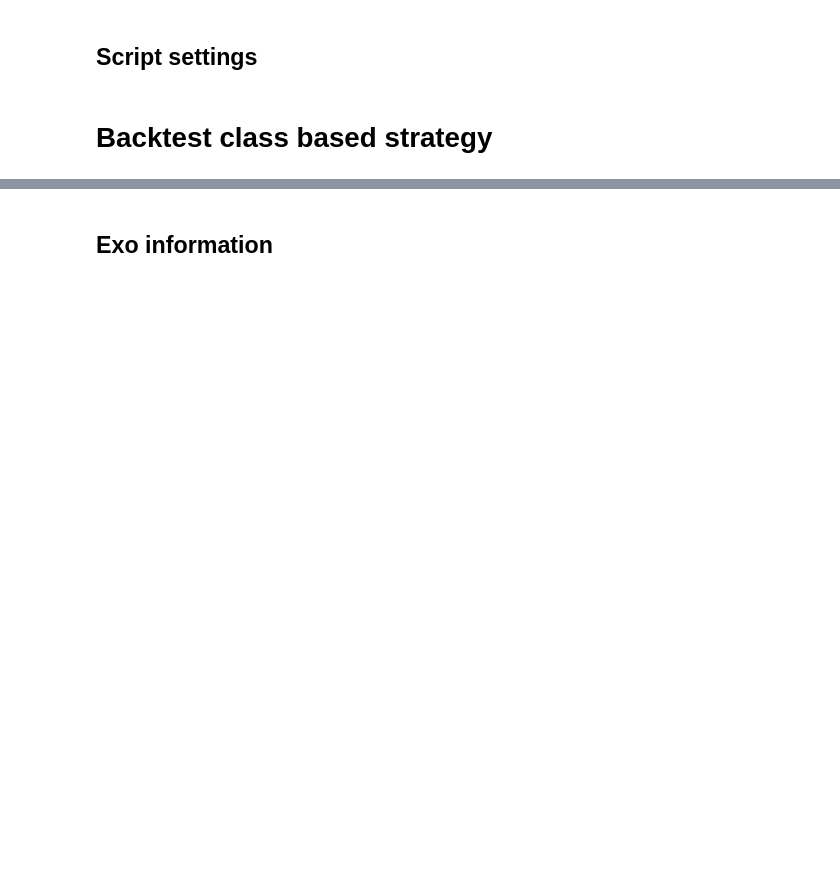
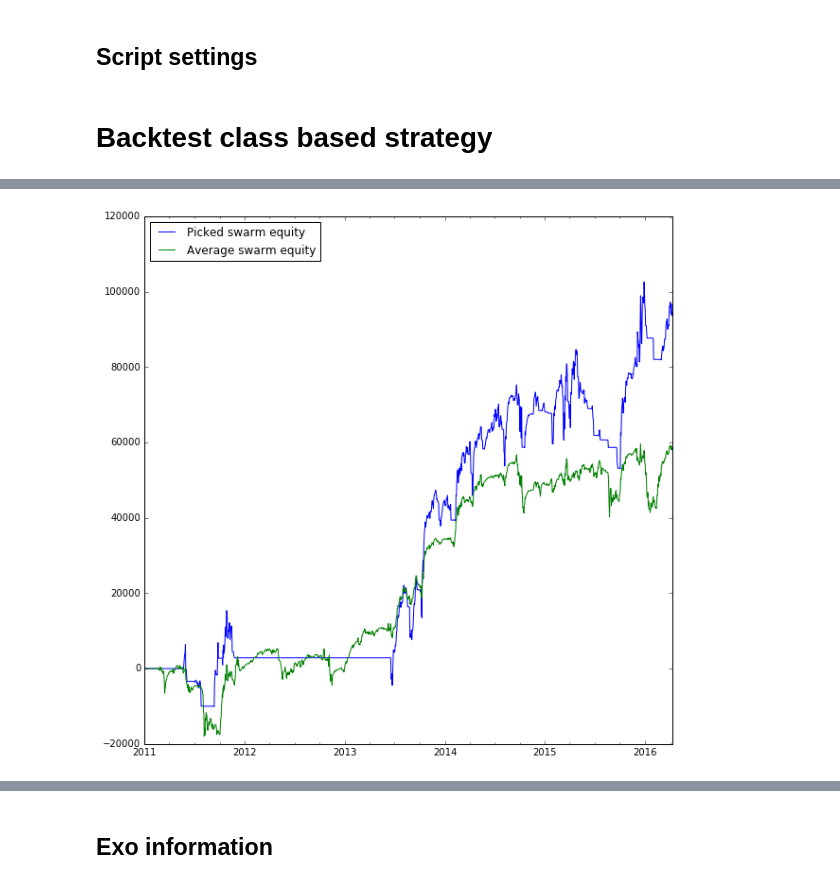
Before and after one commit to trendmanagement/tmqrexo_alexveden, a Jupyter notebook: notebooks/Strategy_SwingPoint_StrategyModule.ipynb, the cells around one changed output, grey strips where cells are left out. Saved outputs shown, nothing was run; the diff lists cells and outputs as text; code cells hidden in the pictures; blank space fills up the shorter version.

```diff
--- a/notebooks/Strategy_SwingPoint_StrategyModule.ipynb
+++ b/notebooks/Strategy_SwingPoint_StrategyModule.ipynb
@@ -83 +75,8 @@ legend(loc=2);
+# %%
+figsize(10,10)
+smgr.swarm_picked.sum(axis=1).plot(label='Picked swarm equity');
+smgr.swarm_avg.plot(label='Average swarm equity');
+legend(loc=2);
+# %% [output]
+[figure, added]
 # %%
```
Also changed, not shown: parts of 18 cells of this notebook.
